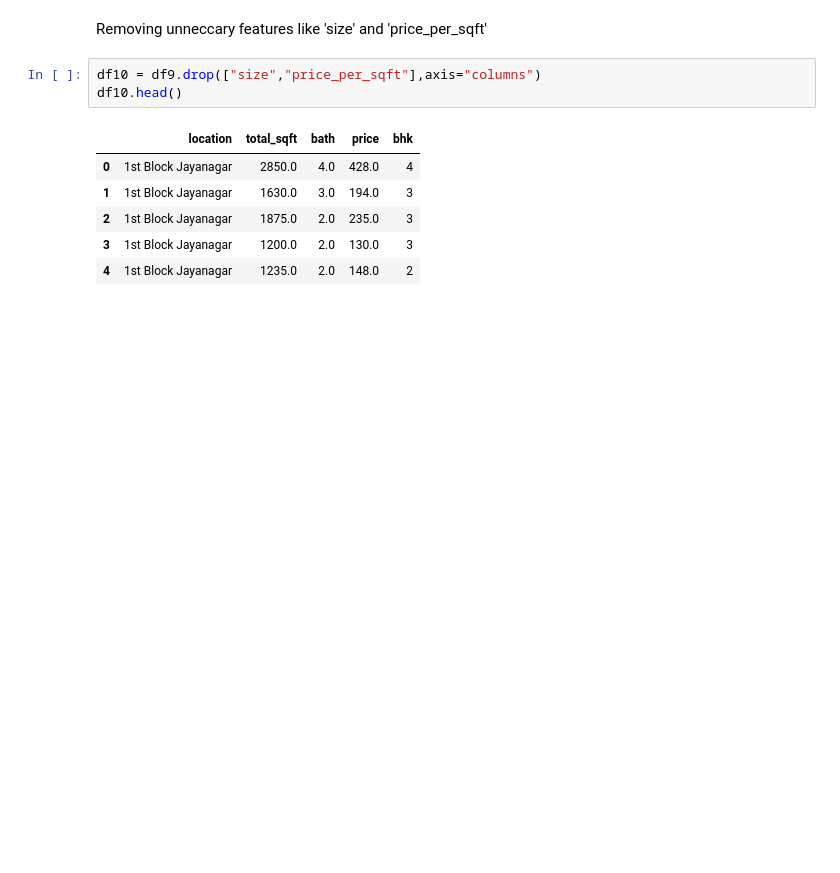
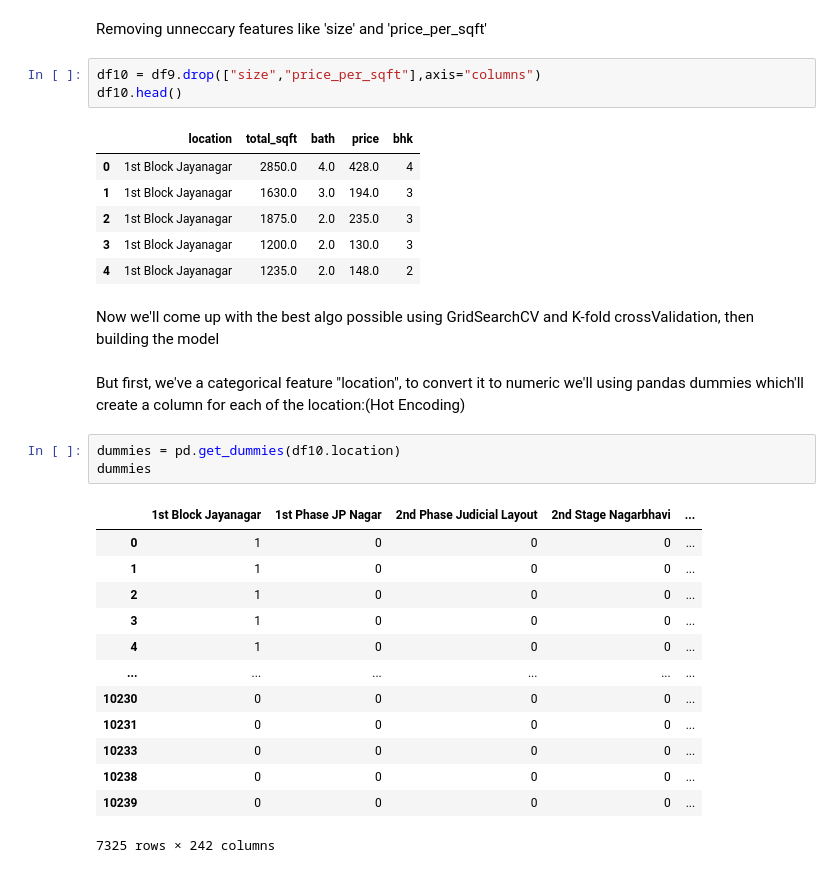
Before and after one commit to SiddharthaVarshney/Bengaluru-house-price-prediction, a Jupyter notebook: src/price_predictor.ipynb, the cells around one changed output. Saved outputs shown, nothing was run; the diff lists cells and outputs as text; blank space fills up the shorter version.

```diff
--- a/src/price_predictor.ipynb
+++ b/src/price_predictor.ipynb
@@ -404,3 +404,24 @@ df10.head()
 | 2 | 1st Block Jayanagar | 1875.0 | 2.0 | 235.0 | 3 |
 | 3 | 1st Block Jayanagar | 1200.0 | 2.0 | 130.0 | 3 |
 | 4 | 1st Block Jayanagar | 1235.0 | 2.0 | 148.0 | 2 |
+# %% [markdown]
+Now we'll come up with the best algo possible using GridSearchCV and K-fold crossValidation, then building the model
+# %% [markdown]
+But first, we've a categorical feature "location", to convert it to numeric we'll using pandas dummies which'll create a column for each of the location:(Hot Encoding)
+# %%
+dummies = pd.get_dummies(df10.location)
+dummies
+# %% [output]
+|  | 1st Block Jayanagar | 1st Phase JP Nagar | 2nd Phase Judicial Layout | 2nd Stage Nagarbhavi | ... |
+| 0 | 1 | 0 | 0 | 0 | ... |
+| 1 | 1 | 0 | 0 | 0 | ... |
+| 2 | 1 | 0 | 0 | 0 | ... |
+| 3 | 1 | 0 | 0 | 0 | ... |
+| 4 | 1 | 0 | 0 | 0 | ... |
+| ... | ... | ... | ... | ... | ... |
+| 10230 | 0 | 0 | 0 | 0 | ... |
+| 10231 | 0 | 0 | 0 | 0 | ... |
+| 10233 | 0 | 0 | 0 | 0 | ... |
+| 10238 | 0 | 0 | 0 | 0 | ... |
+| 10239 | 0 | 0 | 0 | 0 | ... |
+7325 rows × 242 columns
```
Also changed, not shown: parts of 6 cells of this notebook.
